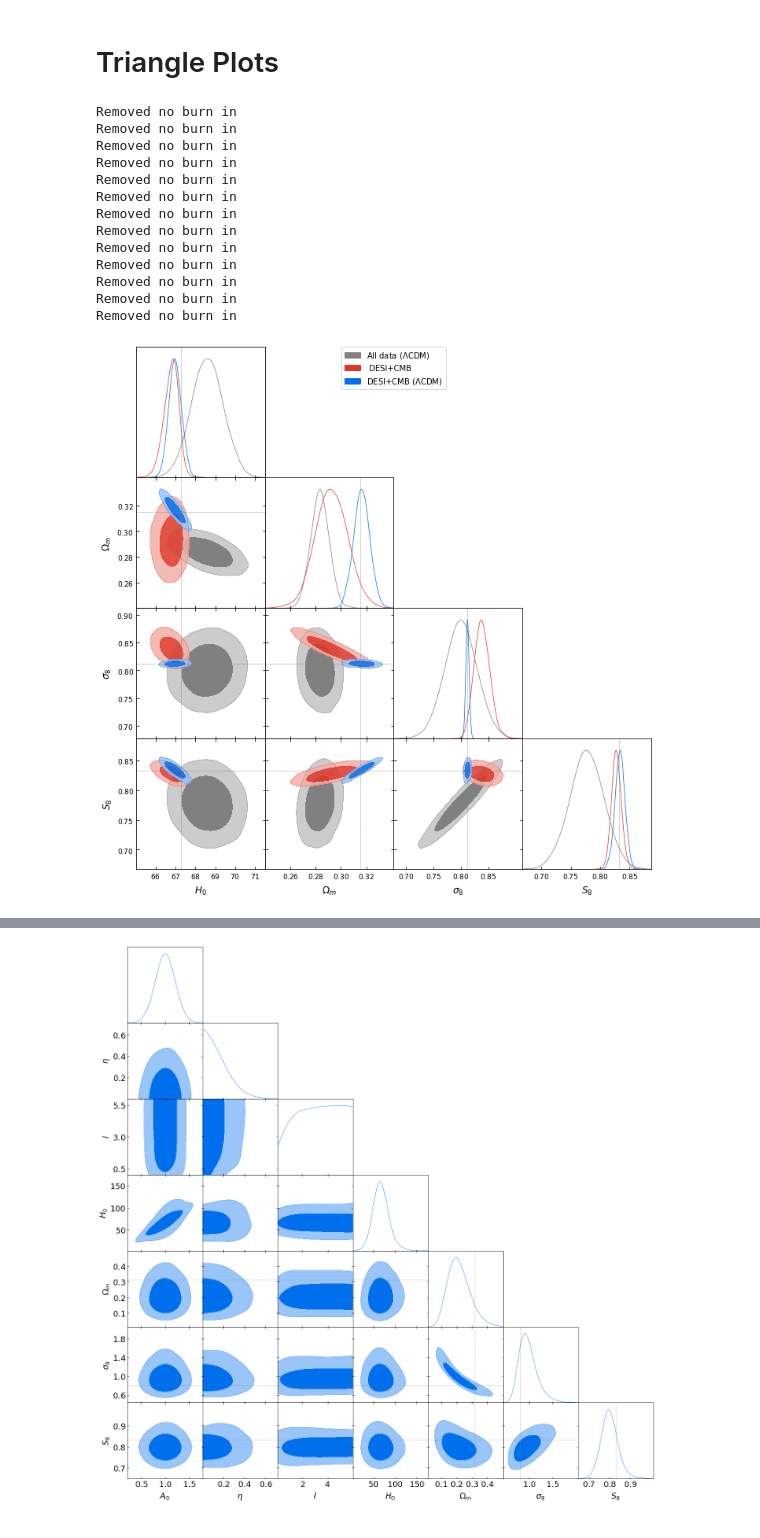
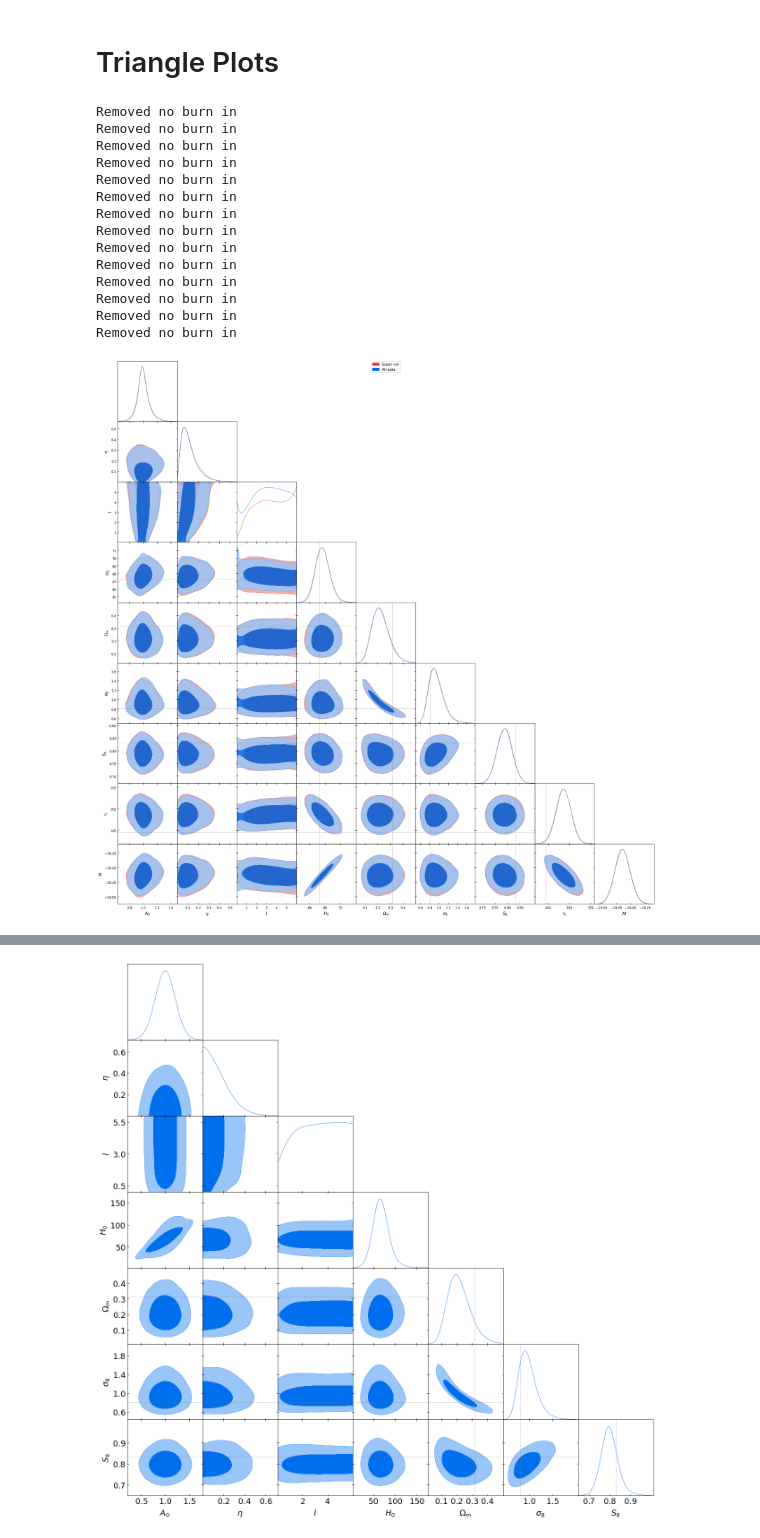
Before and after one commit to JaimeRZP/Growz, a Jupyter notebook: notebooks/plotting_clean.ipynb, the cells around one changed output, grey strips where cells are left out. Saved outputs shown, nothing was run; the diff lists cells and outputs as text; code cells hidden in the pictures.

Commit message:
Xigp LCDM

```diff
--- a/notebooks/plotting_clean.ipynb
+++ b/notebooks/plotting_clean.ipynb
@@ -169,6 +162,7 @@ All_gro = np.load(os.path.join(path,'All_gro_Planck_5000_3000/samples.npz'))
 #DESI_CMB = np.load(os.path.join(path, 'DESI_CMB_Planck_3000_7000/samples.npz'))
 
 path = '/home/jaime/PhD/Growz/data/outputs/new_cmb/'
+super_run = np.load(os.path.join(path, 'All_CMB_Planck_4000_7000/samples.npz'))
 All_CMB = np.load(os.path.join(path, 'All_CMB_Planck_3000_7000/samples.npz'))
 All_CMB_noA0 = np.load(os.path.join(path, 'All_CMB_best_fit_noA0_3000_7000/samples.npz'))
 All_CMB_NODSS = np.load(os.path.join(path, 'All_CMB_NODSS_Planck_3000_7000/samples.npz'))
@@ -441,6 +435,8 @@ DESI_LCDM_samples = make_samples(DESI_LCDM, ['H0_gp', 'Omega_m', 's80', 'S80', '
                                 ranges, r'DESI+CMB ($\Lambda$CDM)')
 CMB_LCDM_samples = make_samples(CMB_LCDM, ['H0_gp', 'Omega_m', 'rd'],
                                 ranges, r'CMB ($\Lambda$CDM)')
+super_run_samples = make_samples(super_run, ['A0', 'n', 'l', 'H0_gp', 'Omega_m', 's80', 'S80', 'rd', 'M'],
+                               ranges, 'Super run')
 All_CMB_samples = make_samples(All_CMB, ['A0', 'n', 'l', 'H0_gp', 'Omega_m', 's80', 'S80', 'rd', 'M'],
                                ranges, 'All data')
 All_CMB_noA0_samples = make_samples(All_CMB_noA0, ['n', 'l', 'H0_gp', 'Omega_m', 's80', 'S80', 'rd', 'M'],
@@ -475,17 +471,17 @@ Removed no burn in
 Removed no burn in
 Removed no burn in
 Removed no burn in
+Removed no burn in
 # %%
 g = plots.getSubplotPlotter(subplot_size=2.5)
-g.triangle_plot([Fiducial_LCDM_samples, DESI_CMB_samples, DESI_LCDM_samples],
-                ['H0_gp', 'Omega_m', 's80', 'S80'],
+g.triangle_plot([super_run_samples, All_CMB_samples],
                 filled=True,
                 markers={'H0_gp':100*data_class.cosmo.h(),
                          'Omega_m': data_class.cosmo.Omega_m(),
                          's80': data_class.cosmo.sigma8(),
                          'S80': data_class.cosmo.sigma8()*np.sqrt(data_class.cosmo.Omega_m()/0.3),
                          'rd':144.46,
                          'M': -19.2})
 g.export('/mnt/c/Users/Jaime/Desktop/PhD/gp_figures/triangle_forecast.pdf')
 # %% [output]
-[figure, old version]
+[figure, new version]
```
Also changed, not shown: parts of 3 cells of this notebook, 2 other files.
